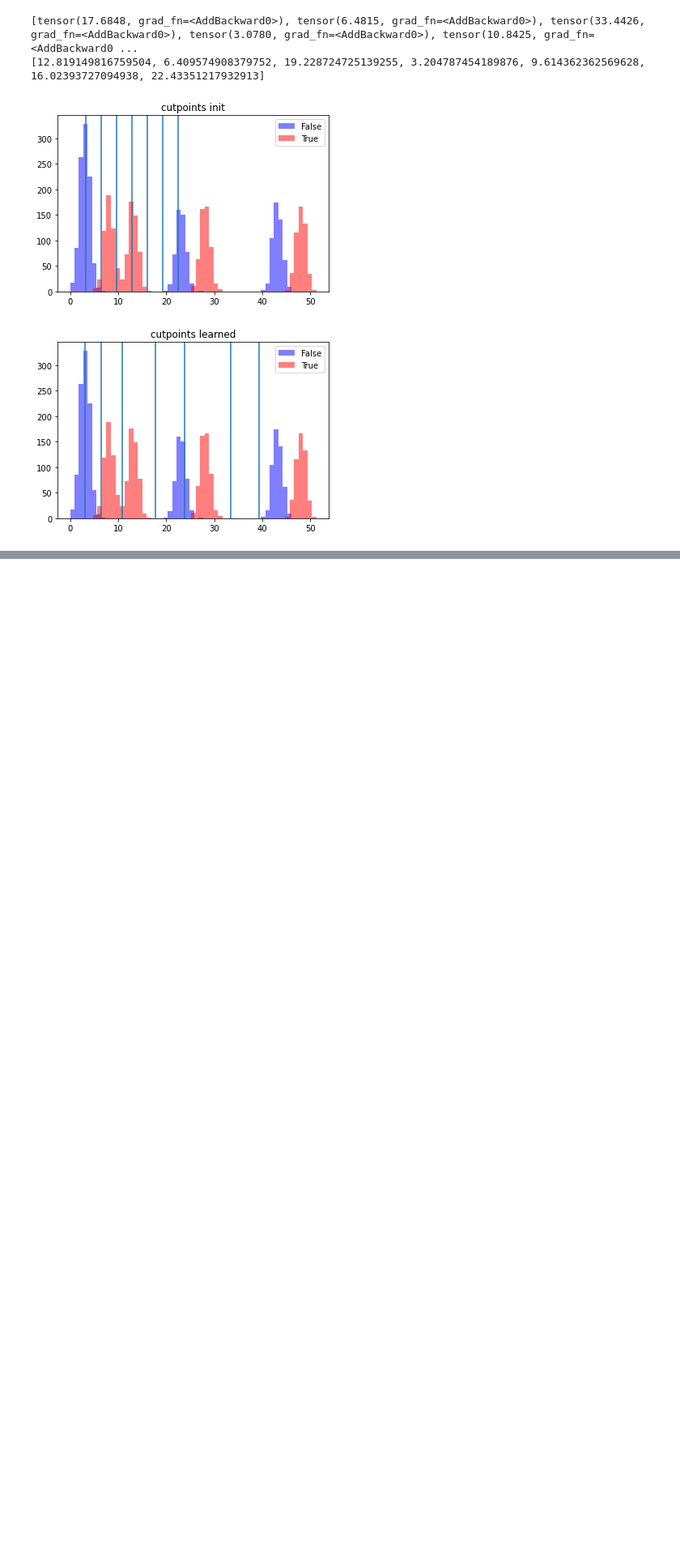
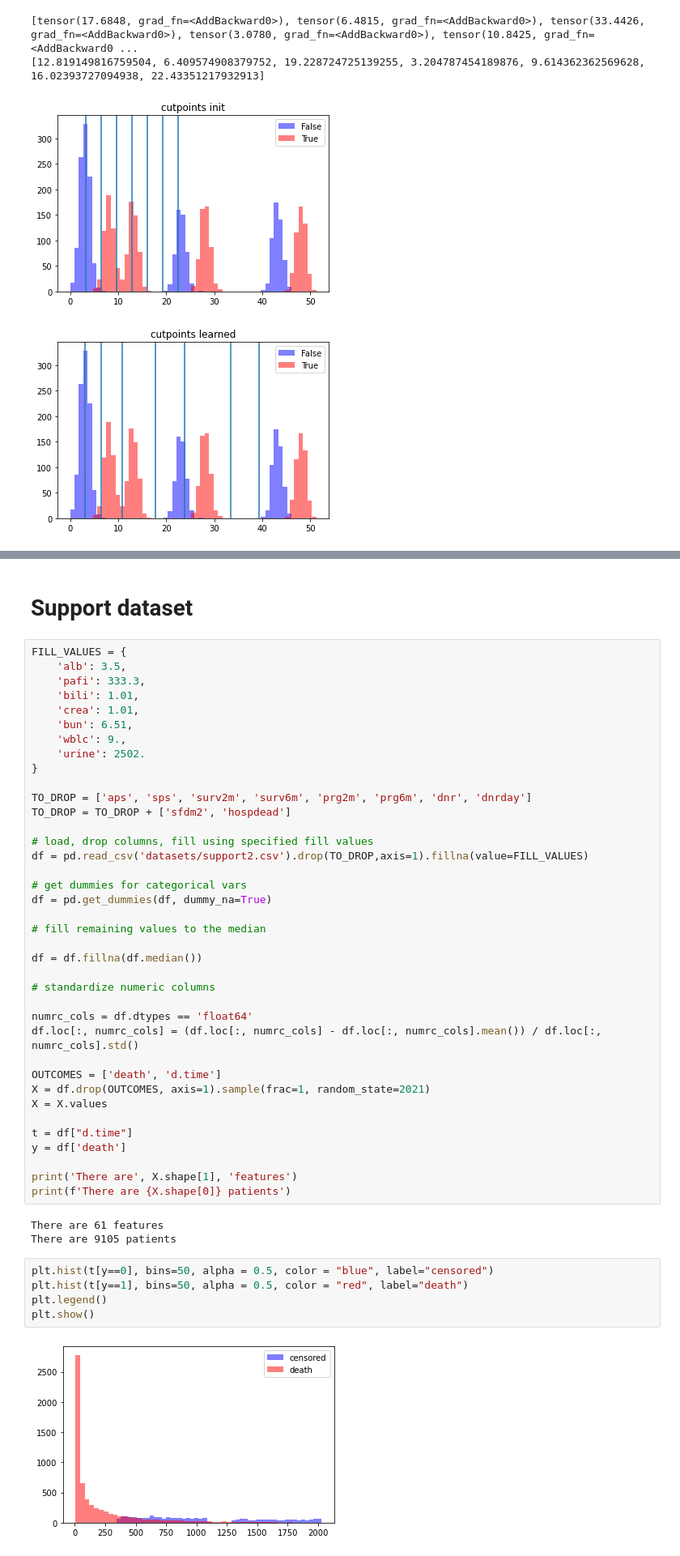
Before and after one commit to JimmyJHickey/Dynamic-Survival-Cutpoints, a Jupyter notebook: multinomial_loss.ipynb, the cells around one changed output, grey strips where cells are left out. Shown at 81% size. Saved outputs shown, nothing was run; the diff lists cells and outputs as text; blank space fills up the shorter version.

```diff
--- a/multinomial_loss.ipynb
+++ b/multinomial_loss.ipynb
@@ -639,0 +720,50 @@ plt.show()
+# %% [markdown]
+# Support dataset
+# %%
+FILL_VALUES = {
+    'alb': 3.5,
+    'pafi': 333.3,
+    'bili': 1.01,
+    'crea': 1.01,
+    'bun': 6.51,
+    'wblc': 9.,
+    'urine': 2502.
+}
+
+TO_DROP = ['aps', 'sps', 'surv2m', 'surv6m', 'prg2m', 'prg6m', 'dnr', 'dnrday']
+TO_DROP = TO_DROP + ['sfdm2', 'hospdead']
+
+# load, drop columns, fill using specified fill values
+df = pd.read_csv('datasets/support2.csv').drop(TO_DROP,axis=1).fillna(value=FILL_VALUES)
+
+# get dummies for categorical vars
+df = pd.get_dummies(df, dummy_na=True)
+
+# fill remaining values to the median
+
+df = df.fillna(df.median())
+
+# standardize numeric columns
+
+numrc_cols = df.dtypes == 'float64'
+df.loc[:, numrc_cols] = (df.loc[:, numrc_cols] - df.loc[:, numrc_cols].mean()) / df.loc[:, numrc_cols].std()
+
+OUTCOMES = ['death', 'd.time']
+X = df.drop(OUTCOMES, axis=1).sample(frac=1, random_state=2021)
+X = X.values
+
+t = df["d.time"]
+y = df['death']
+
+print('There are', X.shape[1], 'features')
+print(f'There are {X.shape[0]} patients')
+# %% [output]
+There are 61 features
+There are 9105 patients
+# %%
+plt.hist(t[y==0], bins=50, alpha = 0.5, color = "blue", label="censored")
+plt.hist(t[y==1], bins=50, alpha = 0.5, color = "red", label="death")
+plt.legend()
+plt.show()
+# %% [output]
+[figure, added]
```
Also changed, not shown: parts of 15 cells of this notebook, 1 other file.
